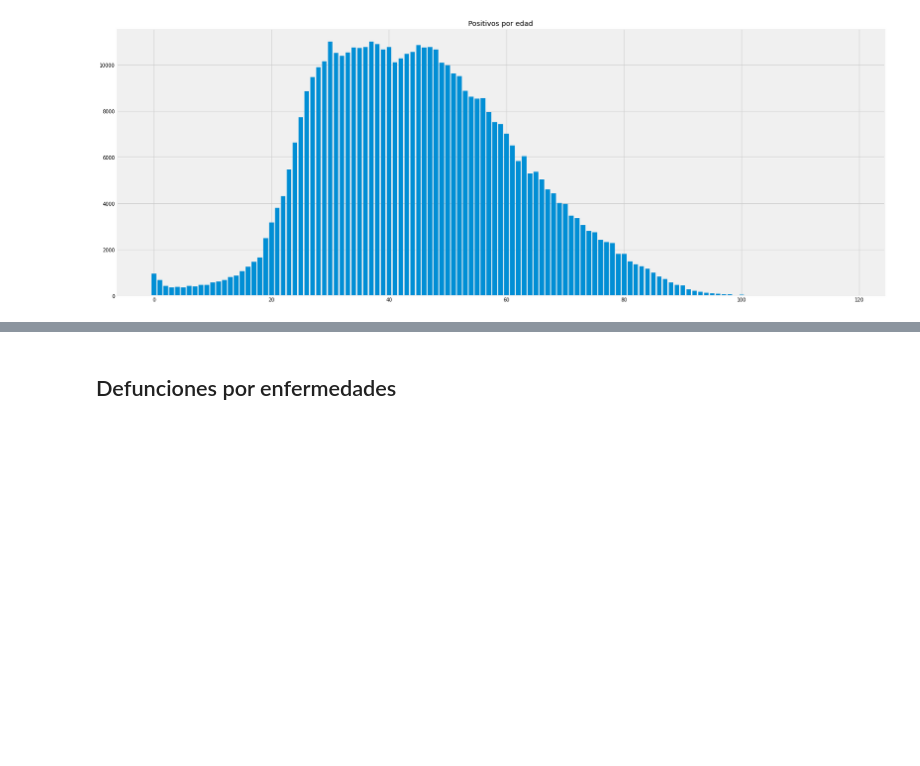
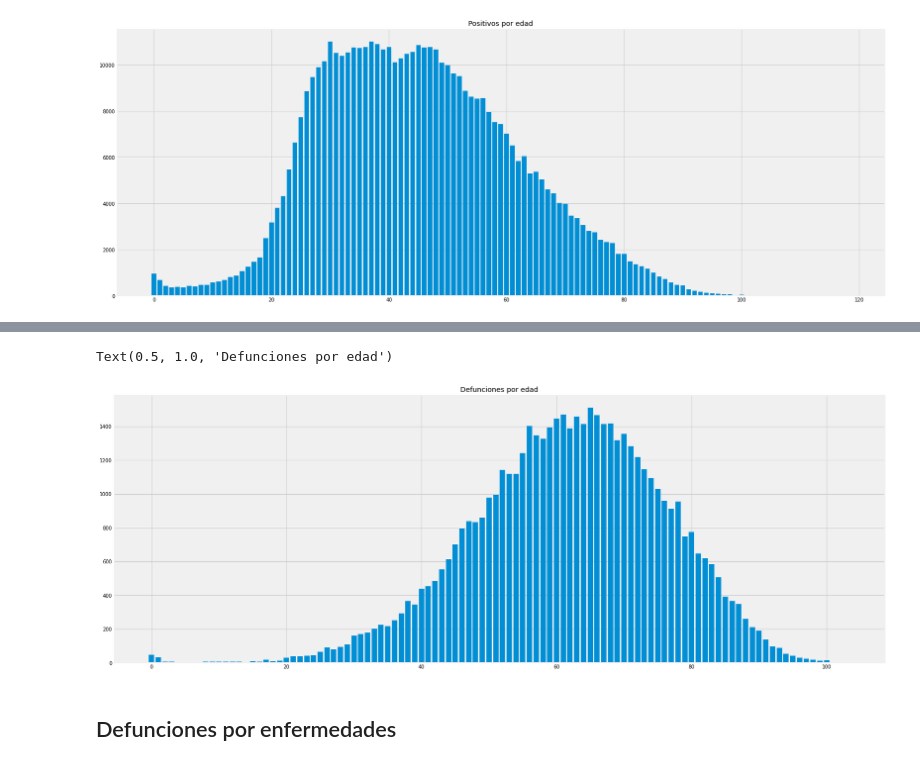
Before and after one commit to MisaelVargas/Verano2020, a Jupyter notebook: Unidad 6/Proyecto.ipynb, the cells around one changed output, grey strips where cells are left out. Cells and saved outputs as stored; diff of their text form; code cells hidden in the pictures; blank space fills up the shorter version.

```diff
--- a/Unidad 6/Proyecto.ipynb
+++ b/Unidad 6/Proyecto.ipynb
@@ -259,0 +262,4 @@ Text(0.5, 1.0, 'Positivos por edad')
+# %%
+edadefuncion = positivos[(positivos.FECHA_DEF != '9999-99-99')]['EDAD'].value_counts(sort=False)
+
+edadefuncion
@@ -260,3 +279,12 @@ Text(0.5, 1.0, 'Positivos por edad')
+# %%
+fig, axs = plt.subplots(figsize=(25,10))
+
+axs.bar(edadefuncion.index, edadefuncion)
+
+axs.set_title('Defunciones por edad')
+# %% [output]
+Text(0.5, 1.0, 'Defunciones por edad')
+[figure, added]
 # %% [markdown]
 ## Defunciones por enfermedades
 # %%
```
Also changed, not shown: parts of 3 cells of this notebook.
